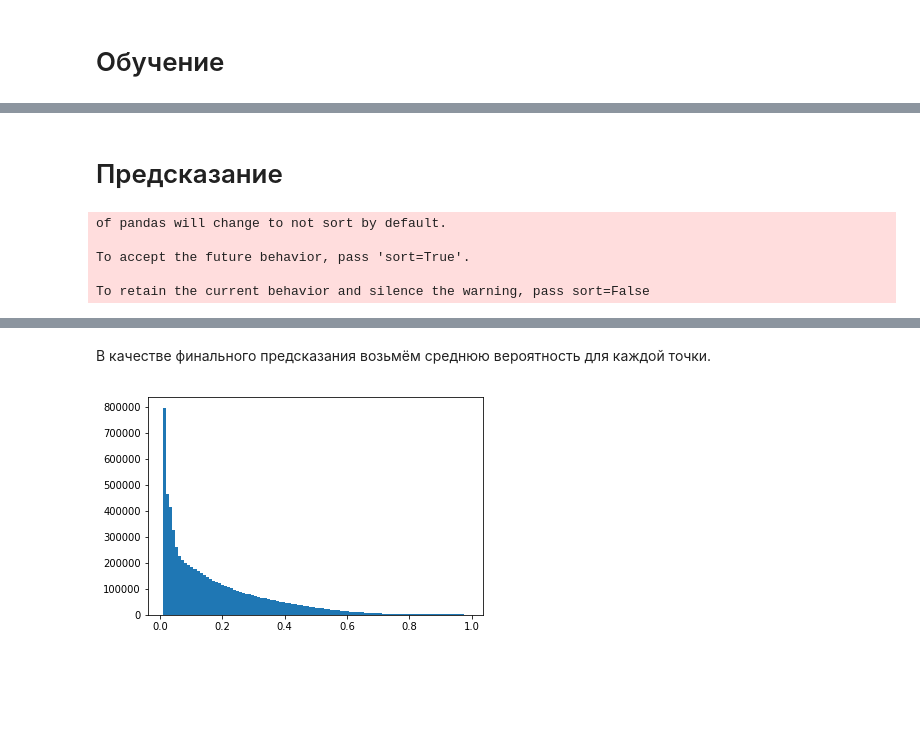
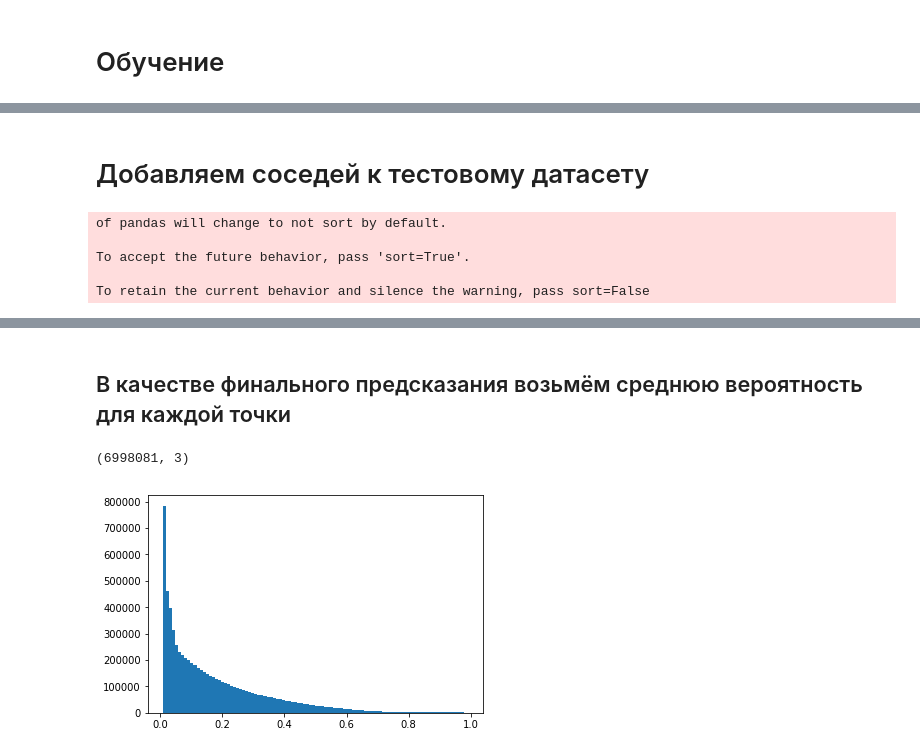
Before and after one commit to loringit/darkmatter-2017, a Jupyter notebook: Milestone_4.ipynb, the cells around one changed output, grey strips where cells are left out. Cells and saved outputs as stored; diff of their text form; code cells hidden in the pictures; blank space fills up the shorter version.

```diff
--- a/Milestone_4.ipynb
+++ b/Milestone_4.ipynb
@@ -29,11 +31,8 @@ test.head()
 # %%
-train = pd.DataFrame()
-for f in tqdm(glob.glob('data/open*.h5')):
-    chunk = pd.read_hdf(f)
-    train = train.append(chunk, ignore_index=True)
-ind = train[train.data_ind == train.data_ind[0]]
+df_open30 = pd.read_hdf('data/dm4/open30.h5')
+first = df_open30[df_open30.data_ind == df_open30.data_ind[0]]
 
-for id_ in ind.event_id.unique()[1:]:
-    ev = ind[ind.event_id == id_]
+for index in first.event_id.unique()[1:]:
+    ev = first[first.event_id == index]
     ax = plt.gca(projection='3d')
     ax.scatter3D(ev.X, ev.Y, ev.Z)
@@ -89,0 +70,9 @@ array([    0.    ,  1293.    ,  2586.    ,  3879.    ,  4154.8867,
+# %%
+z_values = np.array(sorted(np.unique(first.Z)))
+between_z = []
+
+for i in range(1, len(z_values)):
+    between_z.append(int(z_values[i] - z_values[i - 1]))
+
+unique, counts = np.unique(between_z, return_counts = True)
+print(np.asarray((unique, counts)).T)
@@ -194,9 +198,9 @@ lgb.cv(params, lgb_train, 20, nfold=5)
 # %%
 bst = lgb.train(params, lgb_train, 100)
-# %% [markdown]
-# Предсказание
+# %% [markdown]
+# Добавляем соседей к тестовому датасету
 # %%
-test_p = add_neighbours(test, k=3, same_pair=False)
+test_with_neighbours = add_neighbours(test, k=3, same_pair=False)
 # %% [output]
 of pandas will change to not sort by default.
 
@@ -204,7 +208,7 @@ To accept the future behavior, pass 'sort=True'.
 
 To retain the current behavior and silence the warning, pass sort=False
 # %%
-X_test = test_p.drop(['data_ind'], axis=1).reset_index(drop=True)
+X_test = test_with_neighbours.drop(['data_ind'], axis=1).reset_index(drop=True)
 X_test.head()
 # %% [output]
 |  | TX | TX_pair | TY | TY_pair | X | X_pair | Y | Y_pair | Z | Z_pair | dTX | ... |
@@ -214,14 +218,16 @@ X_test.head()
 | 3 | -131.043716 | -486.173767 | -389.968414 | 107.317078 | 29508.035156 | 29299.156250 | 67410.984375 | 67238.296875 | 0.0 | 1293.0 | 355.130066 | ... |
 | 4 | -233.201782 | 135.409042 | 573.095337 | 775.318970 | 67685.781250 | 67272.015625 | 75164.359375 | 75664.359375 | 0.0 | 1293.0 | -368.610840 | ... |
 # %% [markdown]
-В качестве финального предсказания возьмём среднюю вероятность для каждой точки.
+## В качестве финального предсказания возьмём среднюю вероятность для каждой точки
 # %%
 pred = bst.predict(X_test)
-raw = pd.DataFrame({'id': test_p.index, 'prob': pred}).groupby('id')
+raw = pd.DataFrame({'id': test_with_neighbours.index, 'prob': pred}).groupby('id')
 agg = raw.aggregate(('mean', 'max', 'min'))['prob']
 plt.hist(agg['mean'], bins=100);
+agg.shape
 # %% [output]
+(6998081, 3)
-[figure, old version]
+[figure, new version]
 # %%
 result = pd.DataFrame(data={'id': agg.index, 'signal': agg['mean'].values.astype('float16')})
 
```
Also changed, not shown: parts of 18 cells of this notebook.
